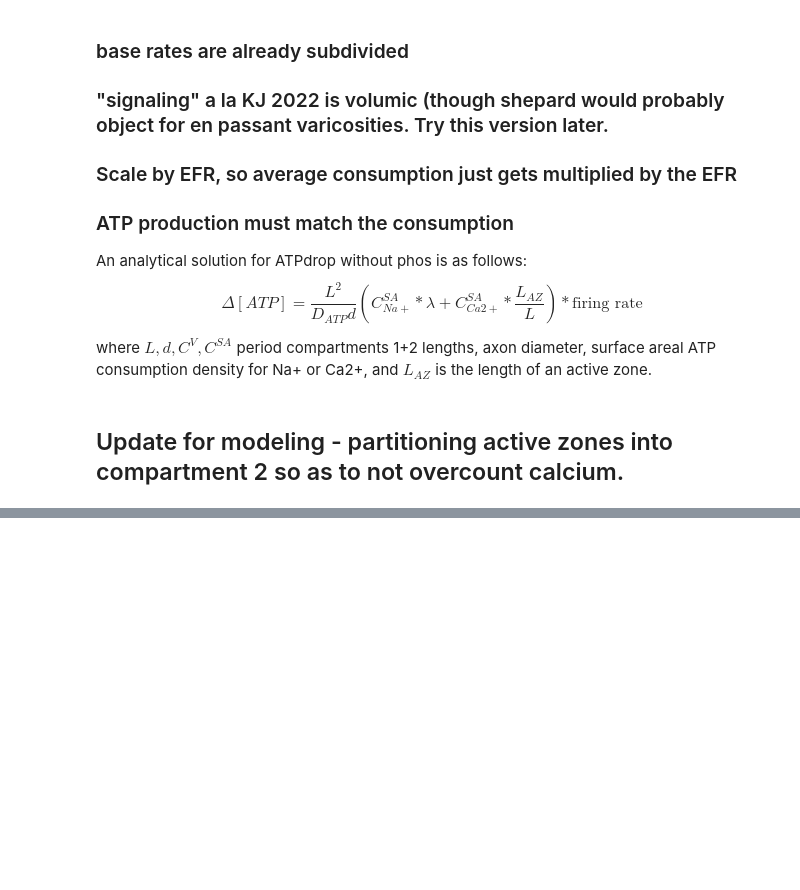
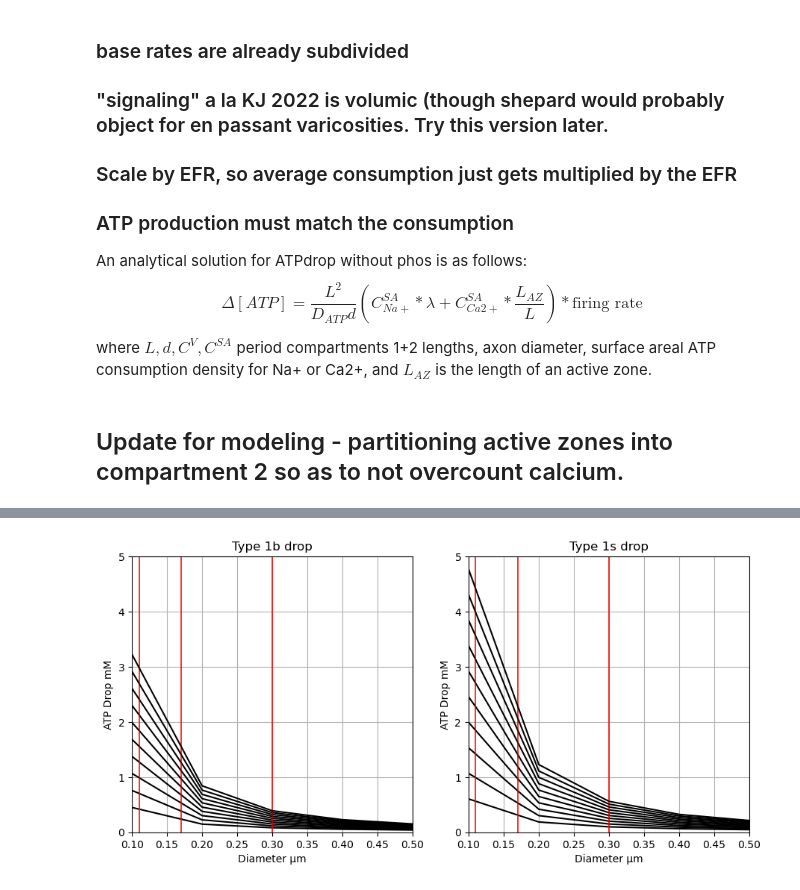
Before and after one commit to ssemper/computation_practice, a Jupyter notebook: consumption_theory.ipynb, the cells around one changed output, grey strips where cells are left out. Cells and saved outputs as stored; diff of their text form; code cells hidden in the pictures; blank space fills up the shorter version.

```diff
--- a/consumption_theory.ipynb
+++ b/consumption_theory.ipynb
@@ -37,7 +37,8 @@ DATP = 300  ## µm^2/s
 
 
 ## Dimension ranges for axons(uniform, i.e. a particular d and l define the diameter and length along the whole axon)
-d_range = np.arange(0.1,1,0.1)  # diameters in µm
+
+d_range = np.arange(0.1,1.1,0.1)  # diameters in µm
 l_range  = np.arange(1,11,0.1)  # length from mito midpoint to midpoint b/w  mito
 
 X = np.copy(d_range)
@@ -377,0 +506,28 @@ plt.show()
+# %%
+fig = plt.figure(figsize=plt.figaspect(0.45))
+ax1 = fig.add_subplot(1,2,1)
+ax2 = fig.add_subplot(1,2,2)
+
+
+drop_mv(10/m2µm,2/m2µm,0.3/m2µm,300/m2µm/m2µm,Nv_range,100)*\
+300/(300 + 450*beta(0.03))
+
+
+for (k,j) in zip([True,False],[ax1,ax2]):
+    for i in Nv_range:
+        atp_drop = drop_mv(10/m2µm,2/m2µm,d_range/m2µm,300/m2µm/m2µm,i,10,k)#*300/(300 + 450*beta(0.03))
+        j.plot(d_range,atp_drop, color='black')
+        j.set_ylim(0,5)
+        j.set_xlim(0.10,0.5)
+        j.set_ylabel('ATP Drop mM')
+        j.set_xlabel('Diameter µm')
+        j.vlines(0.11,0,5, linewidth=0.2 ,color= 'red')
+        j.vlines(0.17,0,5,linewidth=0.2 ,color='red')
+        j.vlines(0.3,0,5,linewidth=0.2 ,color= 'red')
+ax1.grid()
+ax1.set_title('Type 1b drop')
+ax2.grid()
+ax2.set_title('Type 1s drop')
+plt.show()
+# %% [output]
+[figure, added]
```
Also changed, not shown: parts of 36 cells of this notebook.
